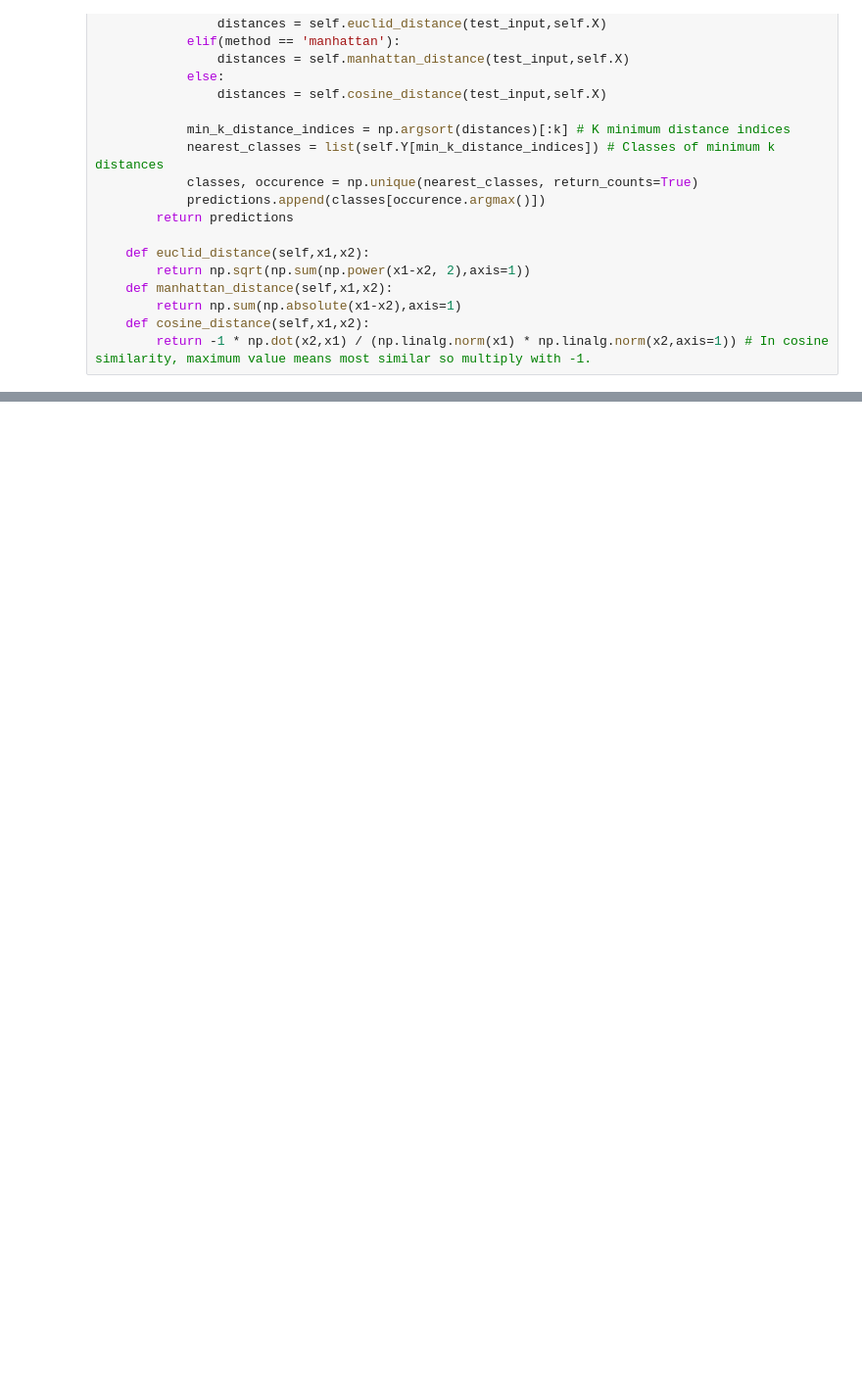
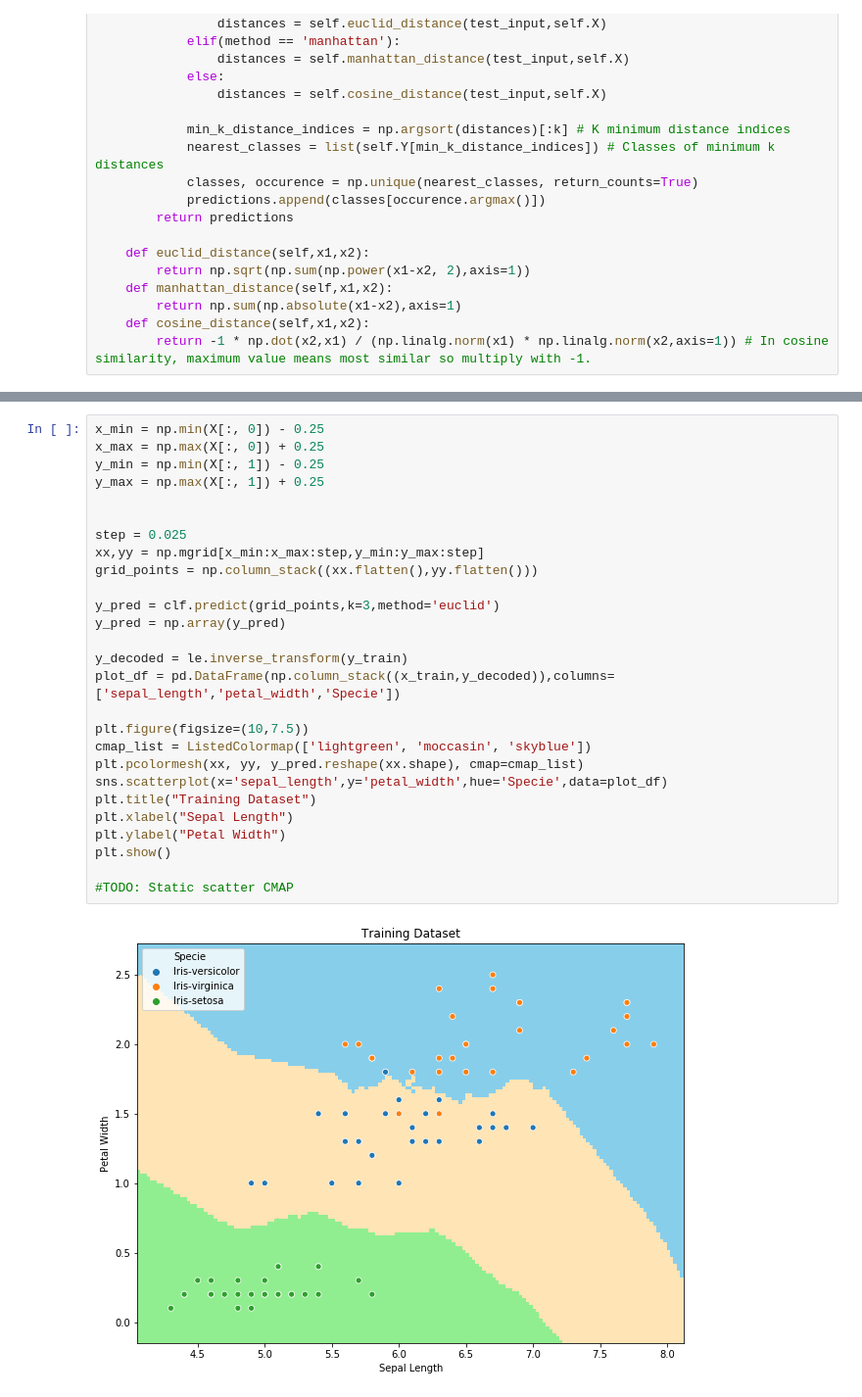
Before and after one commit to Berkays/KNN, a Jupyter notebook: knn.ipynb, the cells around one changed output, grey strips where cells are left out. Shown at 98% size. Cells and saved outputs as stored; diff of their text form; blank space fills up the shorter version.

```diff
--- a/knn.ipynb
+++ b/knn.ipynb
@@ -158,0 +144,29 @@ plt.table(cellText=[['main']], cellLoc='center', bbox=[0.225, 1.15, 0.7, 0.05],
+# %%
+x_min = np.min(X[:, 0]) - 0.25
+x_max = np.max(X[:, 0]) + 0.25
+y_min = np.min(X[:, 1]) - 0.25
+y_max = np.max(X[:, 1]) + 0.25
+
+
+step = 0.025
+xx,yy = np.mgrid[x_min:x_max:step,y_min:y_max:step]
+grid_points = np.column_stack((xx.flatten(),yy.flatten()))
+
+y_pred = clf.predict(grid_points,k=3,method='euclid')
+y_pred = np.array(y_pred)
+
+y_decoded = le.inverse_transform(y_train)
+plot_df = pd.DataFrame(np.column_stack((x_train,y_decoded)),columns=['sepal_length','petal_width','Specie'])
+
+plt.figure(figsize=(10,7.5))
+cmap_list = ListedColormap(['lightgreen', 'moccasin', 'skyblue'])
+plt.pcolormesh(xx, yy, y_pred.reshape(xx.shape), cmap=cmap_list)
+sns.scatterplot(x='sepal_length',y='petal_width',hue='Specie',data=plot_df)
+plt.title("Training Dataset")
+plt.xlabel("Sepal Length")
+plt.ylabel("Petal Width")
+plt.show()
+
+#TODO: Static scatter CMAP
+# %% [output]
+[figure, added]
```
Also changed, not shown: parts of 9 cells of this notebook, 1 other file.
